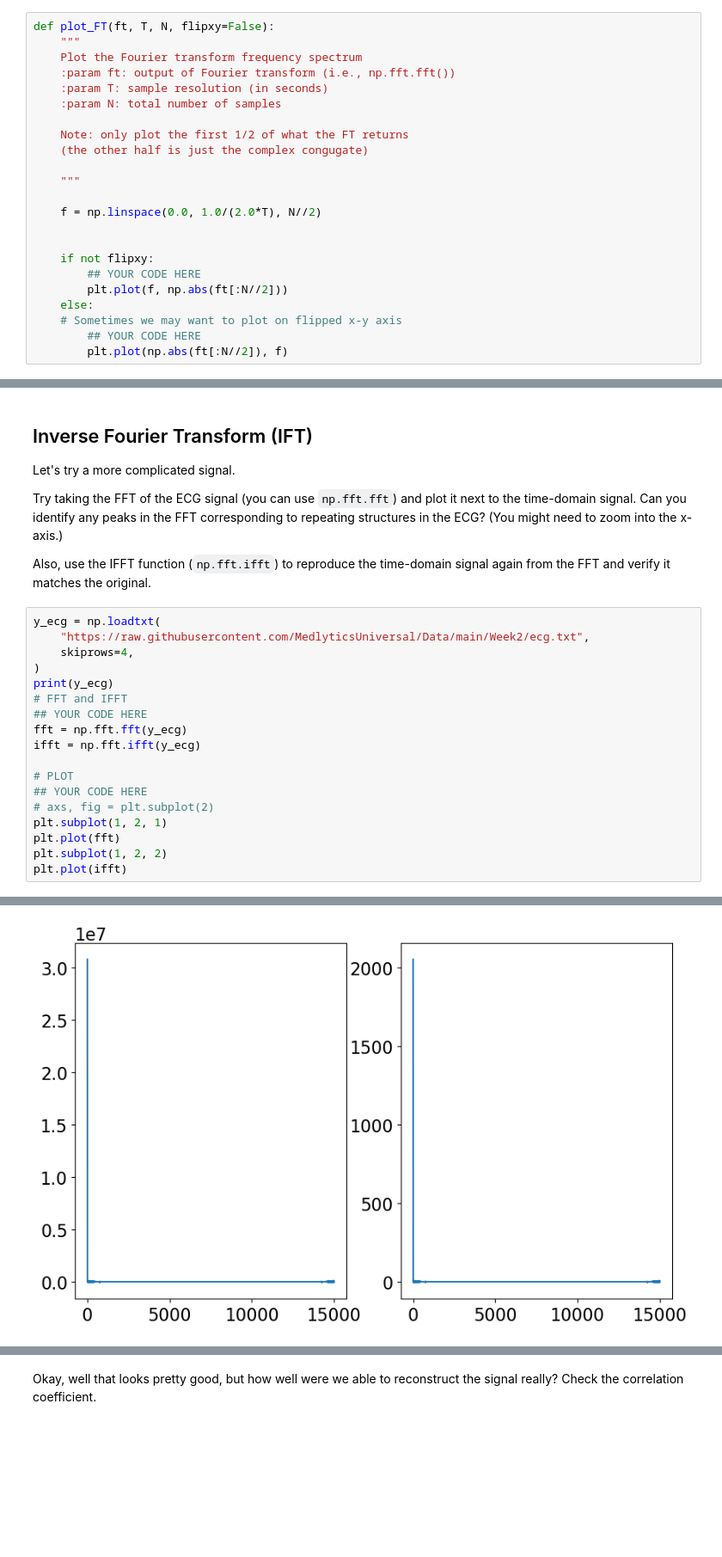
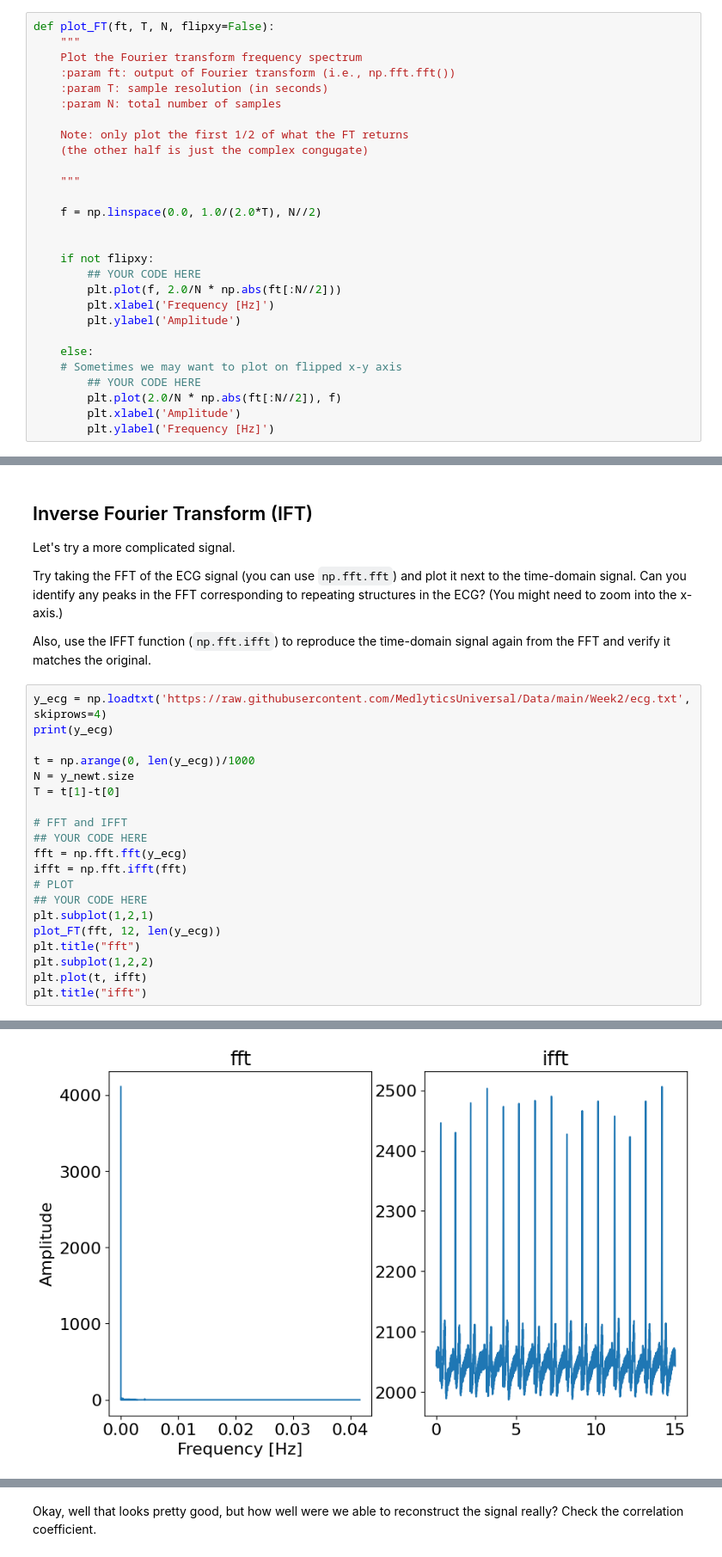
Before and after one commit to bub655/MedlyticsWeek2, a Jupyter notebook: 03_FourierTransforms/FourierTransforms_Exercises.ipynb, the cells around one changed output, grey strips where cells are left out. Shown at 86% size. Cells and saved outputs as stored; diff of their text form; blank space fills up the shorter version.

```diff
--- a/03_FourierTransforms/FourierTransforms_Exercises.ipynb
+++ b/03_FourierTransforms/FourierTransforms_Exercises.ipynb
@@ -123,11 +125,16 @@ def plot_FT(ft, T, N, flipxy=False):
 
     if not flipxy:
         ## YOUR CODE HERE
-        plt.plot(f, np.abs(ft[:N//2]))
+        plt.plot(f, 2.0/N * np.abs(ft[:N//2]))
+        plt.xlabel('Frequency [Hz]')
+        plt.ylabel('Amplitude')
+
     else:
     # Sometimes we may want to plot on flipped x-y axis
         ## YOUR CODE HERE
-        plt.plot(np.abs(ft[:N//2]), f)
+        plt.plot(2.0/N * np.abs(ft[:N//2]), f)
+        plt.xlabel('Amplitude')
+        plt.ylabel('Frequency [Hz]')
 # %%
 # Plot using the above function you just defined and np.fft.fft to ensure they provide the same answer
 
@@ -148,22 +166,24 @@ Try taking the FFT of the ECG signal (you can use `np.fft.fft`) and plot it next
 
 Also, use the IFFT function (`np.fft.ifft`) to reproduce the time-domain signal again from the FFT and verify it matches the original.
 # %%
-y_ecg = np.loadtxt(
-    "https://raw.githubusercontent.com/MedlyticsUniversal/Data/main/Week2/ecg.txt",
-    skiprows=4,
-)
+y_ecg = np.loadtxt('https://raw.githubusercontent.com/MedlyticsUniversal/Data/main/Week2/ecg.txt', skiprows=4)
 print(y_ecg)
+
+t = np.arange(0, len(y_ecg))/1000
+N = y_newt.size
+T = t[1]-t[0]
+
 # FFT and IFFT
 ## YOUR CODE HERE
 fft = np.fft.fft(y_ecg)
-ifft = np.fft.ifft(y_ecg)
-
+ifft = np.fft.ifft(fft)
 # PLOT
 ## YOUR CODE HERE
-# axs, fig = plt.subplot(2)
-plt.subplot(1, 2, 1)
-plt.plot(fft)
-plt.subplot(1, 2, 2)
-plt.plot(ifft)
+plt.subplot(1,2,1)
+plot_FT(fft, 12, len(y_ecg))
+plt.title("fft")
+plt.subplot(1,2,2)
+plt.plot(t, ifft)
+plt.title("ifft")
 # %% [output]
 [2044. 2044. 2044. ... 2044. 2045. 2043.]
@@ -171,2 +191,2 @@ plt.plot(ifft)
-[figure, old version]
+[figure, new version]
 # %%
```
Also changed, not shown: parts of 11 cells of this notebook.
